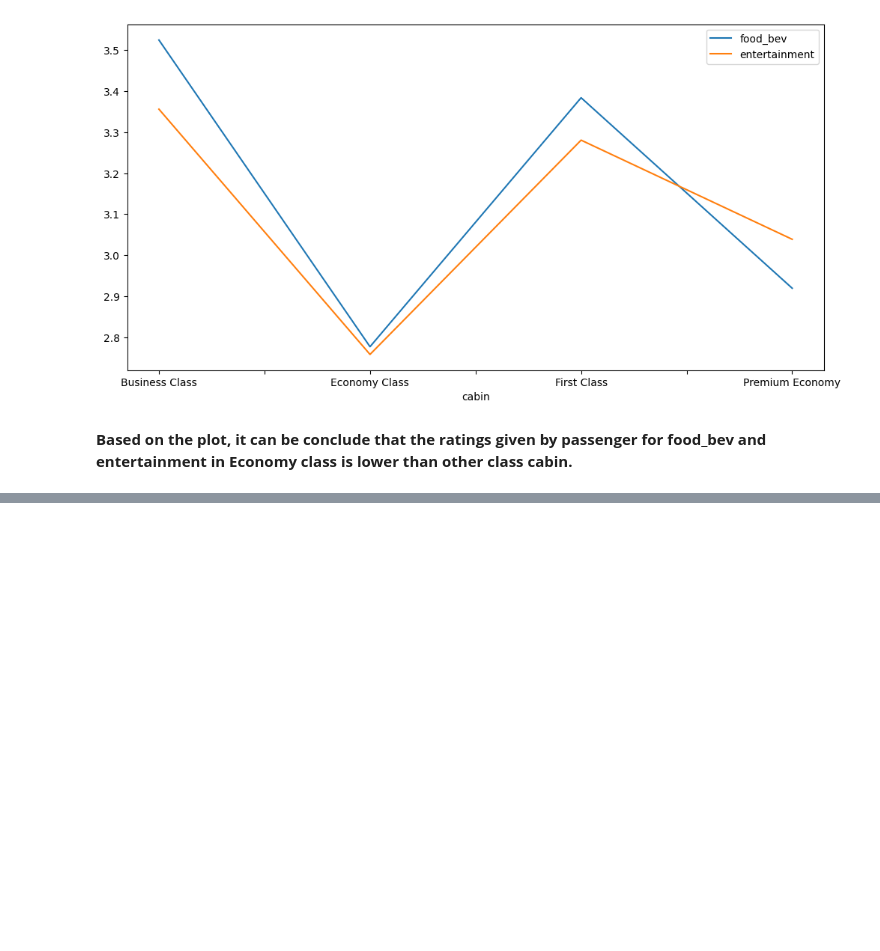
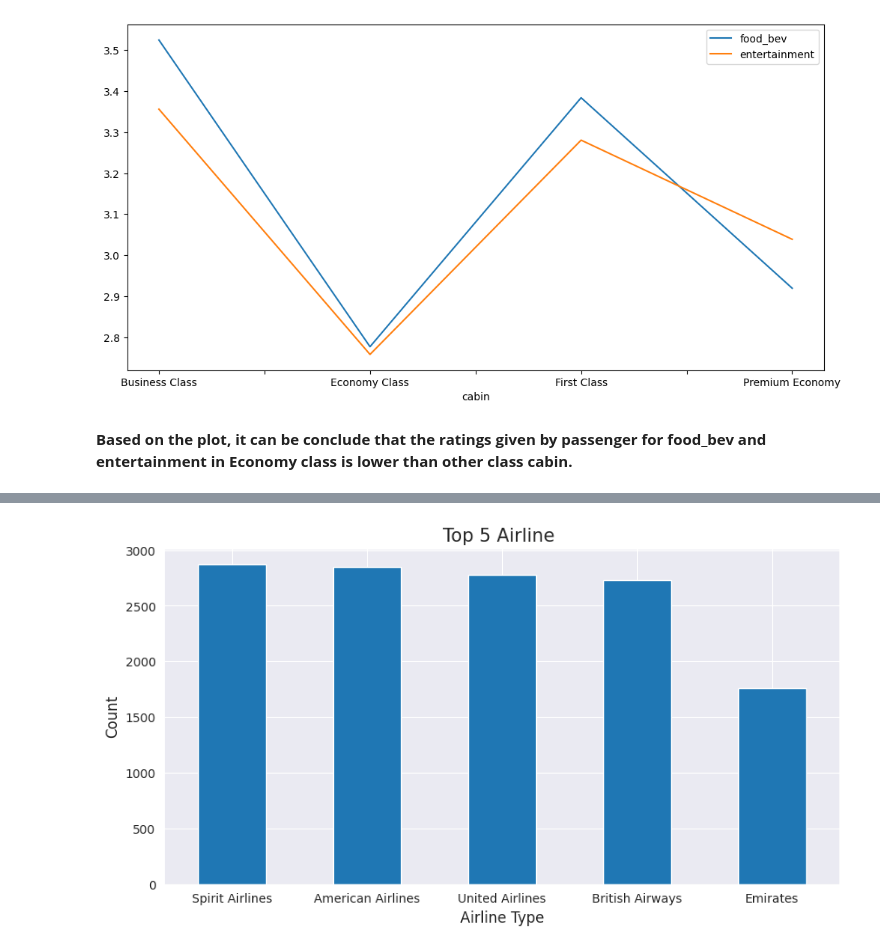
Before and after one commit to kumarsinghashu/Airline-Passenger-Referral-Prediction, a Jupyter notebook: Airline_Passenger_Referral_Prediction.ipynb, the cells around one changed output, grey strips where cells are left out. Saved outputs shown, nothing was run; the diff lists cells and outputs as text; code cells hidden in the pictures; blank space fills up the shorter version.

```diff
--- a/Airline_Passenger_Referral_Prediction.ipynb
+++ b/Airline_Passenger_Referral_Prediction.ipynb
@@ -298,0 +348,4 @@ a1.plot(x="cabin", y=["food_bev", "entertainment"], kind="line")
+# %%
+#Get the number of trip done by each airline
+top_n_airline = airline_df['airline'].value_counts()
+top_n_airline
@@ -298,0 +365,11 @@ a1.plot(x="cabin", y=["food_bev", "entertainment"], kind="line")
+# %%
+# Visualize the top 5 airlines with most trips
+plt.figure(figsize=(10,5))
+top_n_airline[:5].plot(kind='bar')
+plt.xlabel('Airline Type',fontsize=12)
+plt.ylabel('Count',fontsize=12)
+plt.title('Top 5 Airline ',fontsize=15)
+plt.xticks(rotation='horizontal')
+plt.show()
+# %% [output]
+[figure, added]
```
Also changed, not shown: parts of 22 cells of this notebook.
